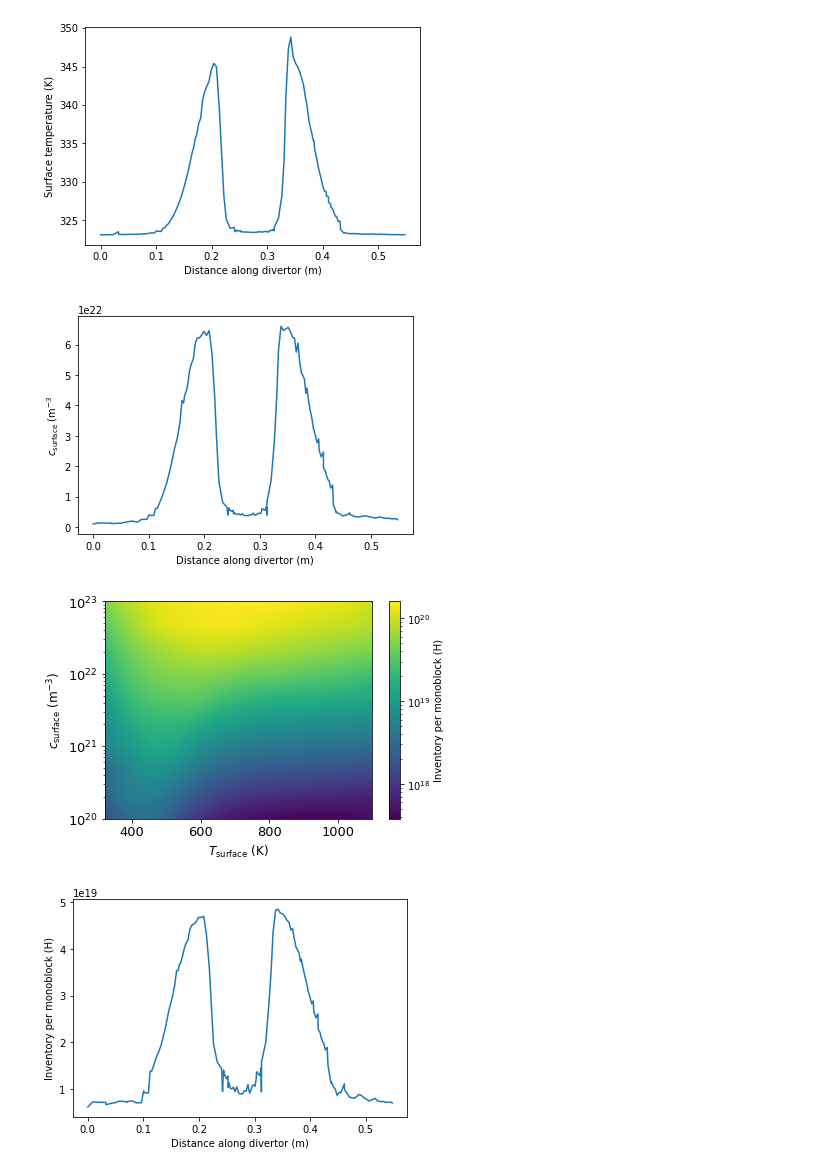
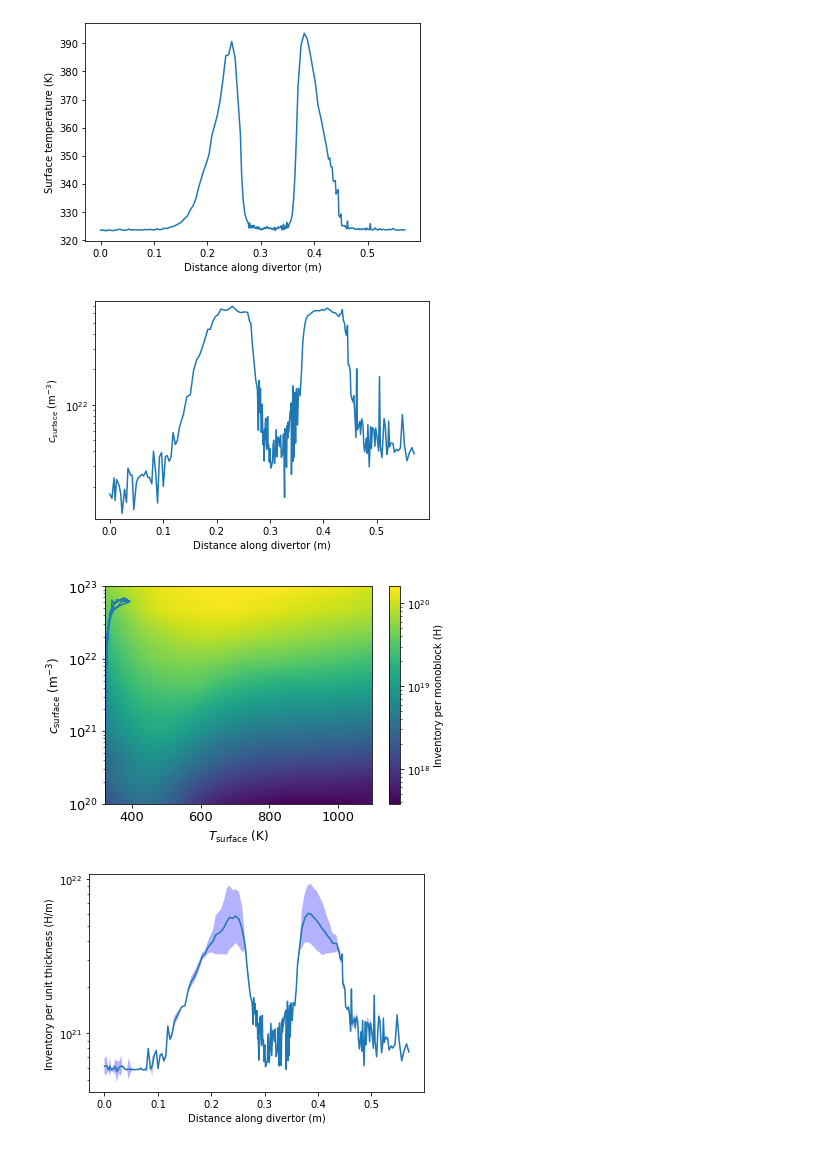
Before and after one commit to IRFM/divHretention, a Jupyter notebook: WEST_inventory.ipynb, the cells around one changed output. Saved outputs shown, nothing was run; the diff lists cells and outputs as text; code cells hidden in the pictures.

```diff
--- a/WEST_inventory.ipynb
+++ b/WEST_inventory.ipynb
@@ -4,33 +4,49 @@ import matplotlib.pyplot as plt
 
 from extract_WEST_data import extract_data
 
+filename = "data/exposure_conditions_divertor/WEST/Hao/P1.0e21_wall_data.mat"
+# filename = "data/exposure_conditions_divertor/WEST/Julien/WPN54696-1.5MW-FESTIM_inputs.csv"
 R_div, Z_div, arc_length_div, E_ion_div, E_atom_div, ion_flux_div, \
-        atom_flux_div, net_heat_flux_div, data = extract_data("data/exposure_conditions_divertor/WEST/Hao/wall_data.mat")
+        atom_flux_div, net_heat_flux_div, angles_ions, angles_atoms, data = extract_data(filename)
 # %%
 T = 1.1e-4*net_heat_flux_div + 323
-
 plt.plot(arc_length_div, T)
-plt.xlabel("Distance along divertor (m)")
+xlabel = "Distance along divertor (m)"
+plt.xlabel(xlabel)
 plt.ylabel("Surface temperature (K)")
 plt.show()
 # %% [output]
-[figure, old version]
+[figure, new version]
 # %%
+from compute_implantation_coefficients_angle import implantation_range, reflection_coeff
 import numpy as np
+
 def D(T):
     D_0_W = 1.9e-7
     E_D_W = 0.2
     return D_0_W*np.exp(-E_D_W/8.6e-5/T)
-implantation_range_ions = 1.4e-10 * E_ion_div**0.64
-implantation_range_atoms = 1.4e-10 * E_atom_div**0.64
 
-c_max = ion_flux_div*implantation_range_ions/D(T) + atom_flux_div*implantation_range_atoms/D(T)
+implantation_range_ions = [float(implantation_range(energy, angle)) for energy, angle in zip(E_ion_div, angles_ions)]  #1.4e-10 * E_ion_div**0.64
+implantation_range_atoms = [float(implantation_range(energy, angle)) for energy, angle in zip(E_atom_div, angles_atoms)] # 1.4e-10 * E_atom_div**0.64
+
+reflection_coeff_ions = np.array([float(reflection_coeff(energy, angle)) for energy, angle in zip(E_ion_div, angles_ions)])
+reflection_coeff_atoms = np.array([float(reflection_coeff(energy, angle)) for energy, angle in zip(E_atom_div, angles_atoms)])
+if "Julien" in filename:
+    reflection_coeff_ions = 0
+    reflection_coeff_atoms = 0
+
+c_max = (1 - reflection_coeff_ions)*ion_flux_div*implantation_range_ions/D(T) + \
+    (1 - reflection_coeff_atoms)*atom_flux_div*implantation_range_atoms/D(T)
+plt.yscale("log")
+plt.ylim(min(c_max)*0.9, max(c_max)*1.1)
+
 plt.plot(arc_length_div, c_max)
-plt.xlabel("Distance along divertor (m)")
-plt.ylabel("$c_\mathrm{surface}$ (m$^{-3}$")
+
+plt.xlabel(xlabel)
+plt.ylabel("$c_\mathrm{surface}$ (m$^{-3}$)")
 plt.show()
 # %% [output]
-[figure, old version]
+[figure, new version]
 # %%
 from inventory_T_c import estimate_inventory_with_gp_regression
 from scipy.interpolate import interp2d
@@ -55,6 +72,7 @@ levels = np.logspace(
     max(np.log10(inv)),
     1000)
 CS = plt.contourf(XX, YY, values, locator=locator, levels=levels)
+plt.plot(T, c_max)
 plt.colorbar(CS, label=r"Inventory per monoblock (H)", ticks=locator)
 plt.yscale("log")
 plt.tick_params(axis='both', which='major', labelsize=13)
@@ -62,15 +80,22 @@ plt.xlabel(r"$T_\mathrm{surface}$ (K)", fontsize=12)
 plt.ylabel(r"$c_\mathrm{surface}$ (m$^{-3}$)", fontsize=12)
 plt.show()
 # %% [output]
-[figure, old version]
+[figure, new version]
 # %%
-inventories = []
+e = 12e-3  # monoblock thickness (m)
+inventories = []  # inventory in H/m
 for temperature, concentration in zip(T, c_max):
-    inventories.append(inv_T_c(temperature, concentration))
+    inventories.append(float(inv_T_c(temperature, concentration))/e)
 plt.plot(arc_length_div, inventories)
-plt.xlabel("Distance along divertor (m)")
-plt.ylabel("Inventory per monoblock (H)")
+sigmas = np.array([float(sig_inv(temperature, concentration)) for temperature, concentration in zip(T, c_max)])
+
+plt.fill_between(
+    [float(x) for x in arc_length_div], 10**(2*sigmas + np.log10(inventories)), 10**(-2*sigmas + np.log10(inventories)),
+    facecolor='blue', alpha=0.3)
+plt.xlabel(xlabel)
+plt.yscale("log")
+plt.ylabel("Inventory per unit thickness (H/m)")
 plt.savefig("Inventory per monoblock.pdf")
 plt.show()
 # %% [output]
-[figure, old version]
+[figure, new version]
```
Also changed, not shown: parts of 1 cell of this notebook.
